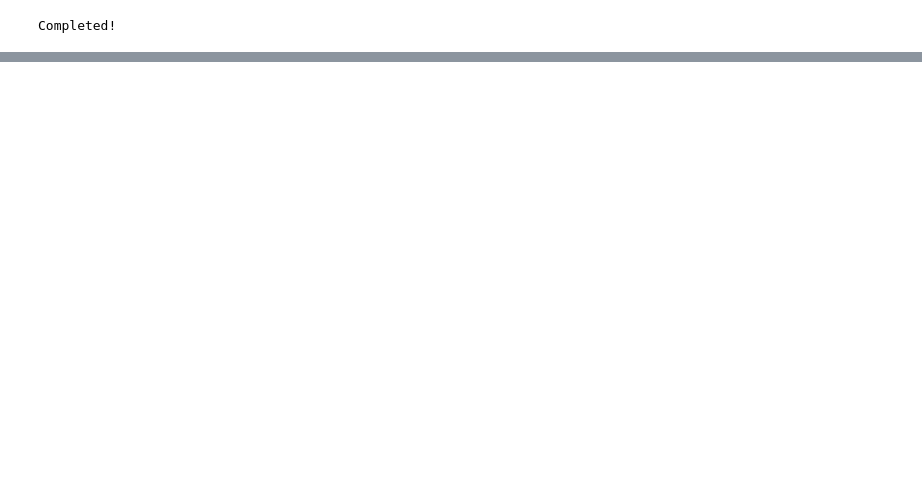
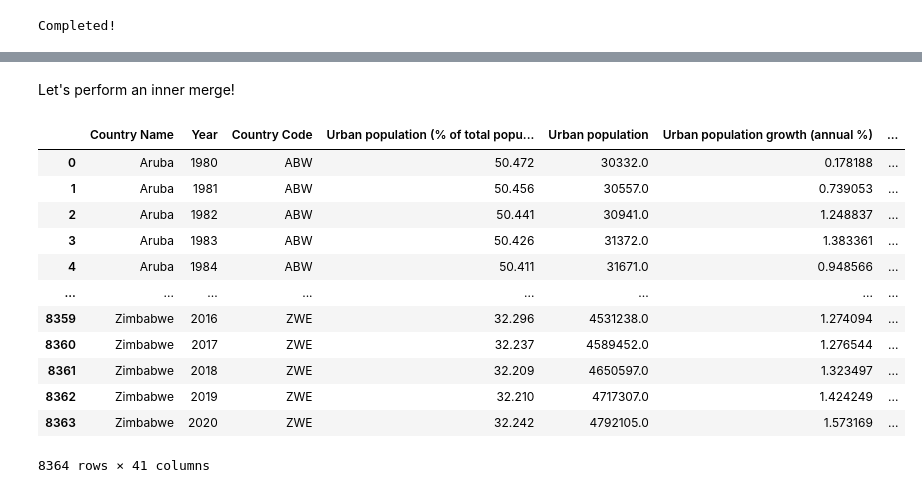
Before and after one commit to BingQuanChua/Untold-Climate-Change-Story, a Jupyter notebook: dataset_country_code.ipynb, the cells around one changed output, grey strips where cells are left out. Drawn from its saved outputs; the diff is of its cells as text; code cells hidden in the pictures; blank space fills up the shorter version.

```diff
--- a/dataset_country_code.ipynb
+++ b/dataset_country_code.ipynb
@@ -596,0 +769,11 @@ Completed!
+# %%
+df_merge = pd.DataFrame([], columns=['Year', 'Country Code', 'Temperature'])
+df_merge
+
+for code in tqdm(available_country_codes):
+    df_temp = df_filtered_temperature_code.loc[:, ['Year', f'{code}']]
+    df_temp = df_filtered_temperature_code.loc[:, ['Year', f'{code}']]
+    df_temp['Country Code'] = code
+    df_temp.rename(columns = {f'{code}': 'Temperature'}, inplace=True)
+
+    df_merge = pd.concat([df_merge, df_temp], ignore_index=True)
@@ -596,0 +796,19 @@ Completed!
+# %% [markdown]
+Let's perform an inner merge!
+# %%
+df_complete = pd.merge(df_worldbank_code, df_merge, on=['Year', 'Country Code'])
+df_complete
+# %% [output]
+|  | Country Name | Year | Country Code | Urban population (% of total popu... | Urban population | Urban population growth (annual %) | ... |
+| 0 | Aruba | 1980 | ABW | 50.472 | 30332.0 | 0.178188 | ... |
+| 1 | Aruba | 1981 | ABW | 50.456 | 30557.0 | 0.739053 | ... |
+| 2 | Aruba | 1982 | ABW | 50.441 | 30941.0 | 1.248837 | ... |
+| 3 | Aruba | 1983 | ABW | 50.426 | 31372.0 | 1.383361 | ... |
+| 4 | Aruba | 1984 | ABW | 50.411 | 31671.0 | 0.948566 | ... |
+| ... | ... | ... | ... | ... | ... | ... | ... |
+| 8359 | Zimbabwe | 2016 | ZWE | 32.296 | 4531238.0 | 1.274094 | ... |
+| 8360 | Zimbabwe | 2017 | ZWE | 32.237 | 4589452.0 | 1.276544 | ... |
+| 8361 | Zimbabwe | 2018 | ZWE | 32.209 | 4650597.0 | 1.323497 | ... |
+| 8362 | Zimbabwe | 2019 | ZWE | 32.210 | 4717307.0 | 1.424249 | ... |
+| 8363 | Zimbabwe | 2020 | ZWE | 32.242 | 4792105.0 | 1.573169 | ... |
+8364 rows × 41 columns
```
Also changed, not shown: parts of 30 cells of this notebook, 3 other files.
